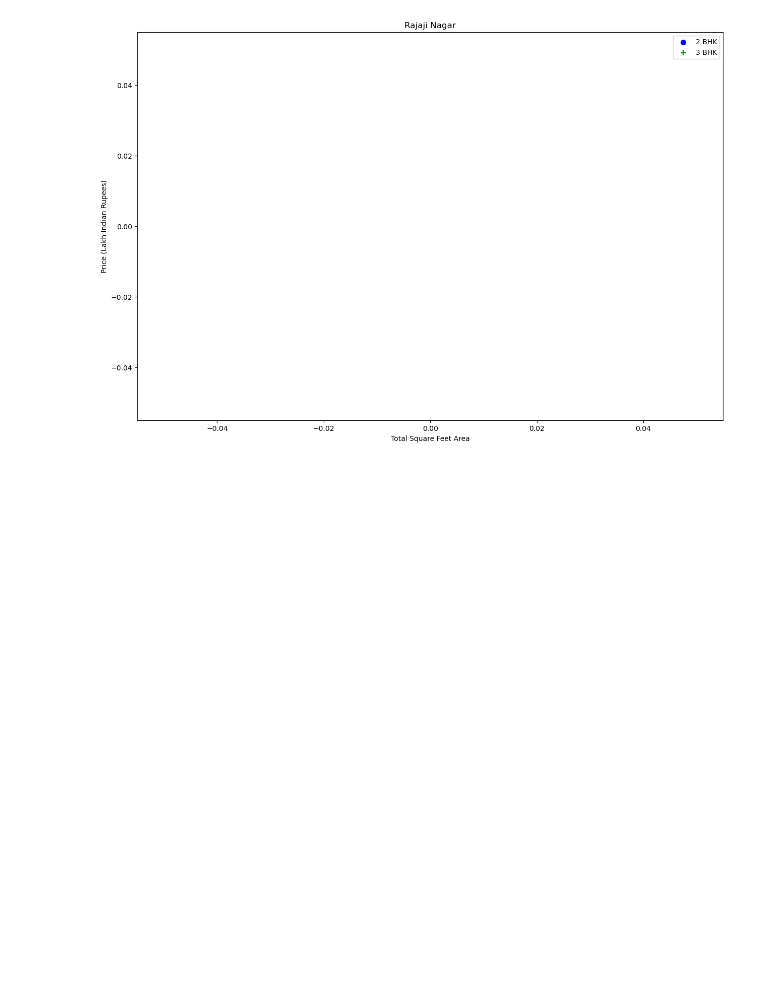
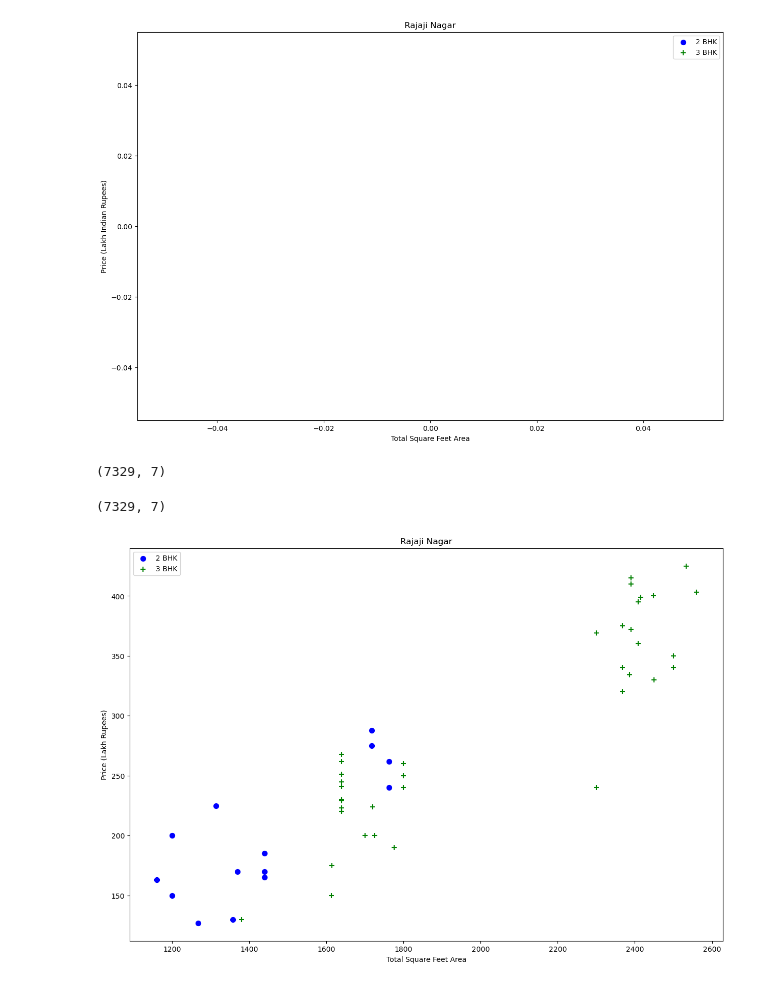
Before and after one commit to lakindu1234/Real-Estate-Price-Prediction-Project, a Jupyter notebook: Main_DS.ipynb, the cells around one changed output. Drawn from its saved outputs; the diff is of its cells as text; code cells hidden in the pictures; blank space fills up the shorter version.

```diff
--- a/Main_DS.ipynb
+++ b/Main_DS.ipynb
@@ -335,3 +335,64 @@ def plot_scatter_chart(df,location):
 plot_scatter_chart(df7,"Rajaji Nagar")
 # %% [output]
 [figure]
+# %%
+import numpy as np
+import pandas as pd
+
+# Ensure bhk column is numeric
+df7 = df7[pd.to_numeric(df7['bhk'], errors='coerce').notnull()]
+df7['bhk'] = df7['bhk'].astype(int)
+
+def remove_bhk_outliers(df):
+    exclude_indices = np.array([])
+
+    for location, location_df in df.groupby('location'):
+        bhk_stats = {}
+
+        # Compute mean, std, and count for each BHK in this location
+        for bhk, bhk_df in location_df.groupby('bhk'):
+            bhk_stats[bhk] = {
+                'mean': np.mean(bhk_df.price_per_sqft),
+                'std': np.std(bhk_df.price_per_sqft),
+                'count': bhk_df.shape[0]
+            }
+
+        # Identify outliers
+        for bhk, bhk_df in location_df.groupby('bhk'):
+            stats = bhk_stats.get(bhk-1)
+            if stats and stats['count'] > 5:
+                # Exclude rows where price_per_sqft is less than mean of (BHK-1)
+                exclude_indices = np.append(
+                    exclude_indices,
+                    bhk_df[bhk_df.price_per_sqft < stats['mean']].index.values
+                )
+
+    return df.drop(exclude_indices, axis='index')
+
+# Apply the function
+df8 = remove_bhk_outliers(df7)
+print(df8.shape)
+# %% [output]
+(7329, 7)
+# %%
+df8 = remove_bhk_outliers(df7)
+df8.shape
+# %% [output]
+(7329, 7)
+# %%
+def plot_scatter_chart(df,location):
+    bhk2 = df[(df.location==location) & (df.bhk==2)]
+    bhk3 = df[(df.location==location) & (df.bhk==3)]
+    matplotlib.rcParams['figure.figsize'] = (15,10)
+    plt.scatter(bhk2.total_sqft,bhk2.price,color='blue',label='2 BHK', s=50)
+    plt.scatter(bhk3.total_sqft,bhk3.price,marker='+', color='green',label='3 BHK', s=50)
+    plt.xlabel("Total Square Feet Area")
+    plt.ylabel("Price (Lakh Rupees)")
+    plt.title(location)
+    plt.legend()
+    plt.show()
+
+
+plot_scatter_chart(df7,"Rajaji Nagar")
+# %% [output]
+[figure, added]
```
Also changed, not shown: parts of 1 cell of this notebook.
